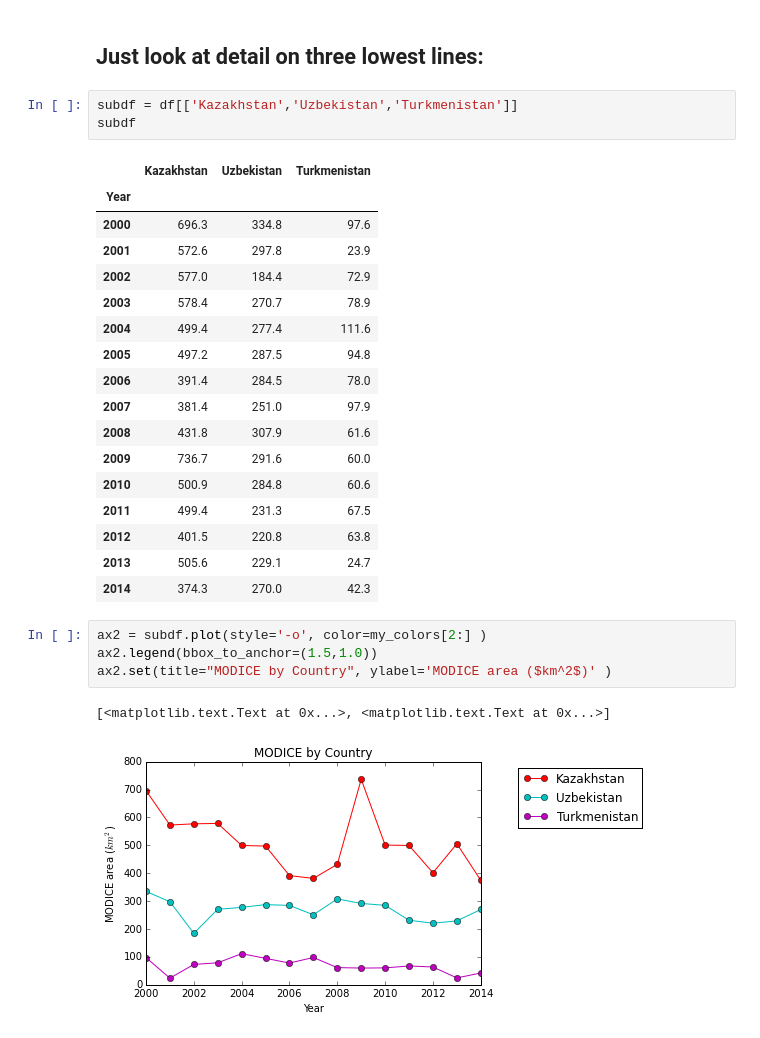
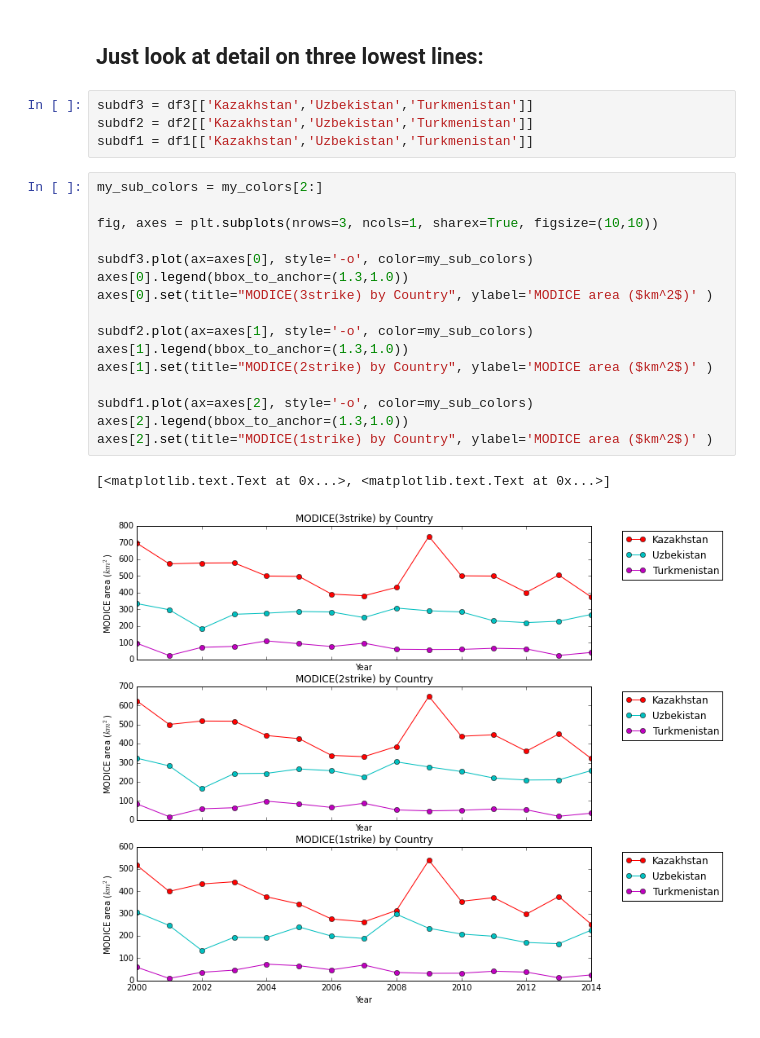
Before and after one commit to mjbrodzik/ipython_notebooks, a Jupyter notebook: charis/modice_area_by_country_and_year.ipynb, the cells around one changed output. Cells and saved outputs as stored; diff of their text form.

```diff
--- a/charis/modice_area_by_country_and_year.ipynb
+++ b/charis/modice_area_by_country_and_year.ipynb
@@ -64,30 +83,25 @@ ax.set(title="MODICE by Country", ylabel='MODICE area ($km^2$)' )
 # %% [markdown]
 ## Just look at detail on three lowest lines:
-# %%
-subdf = df[['Kazakhstan','Uzbekistan','Turkmenistan']]
-subdf
-# %% [output]
-|  | Kazakhstan | Uzbekistan | Turkmenistan |
-| Year |  |  |  |
-| 2000 | 696.3 | 334.8 | 97.6 |
-| 2001 | 572.6 | 297.8 | 23.9 |
-| 2002 | 577.0 | 184.4 | 72.9 |
-| 2003 | 578.4 | 270.7 | 78.9 |
-| 2004 | 499.4 | 277.4 | 111.6 |
-| 2005 | 497.2 | 287.5 | 94.8 |
-| 2006 | 391.4 | 284.5 | 78.0 |
-| 2007 | 381.4 | 251.0 | 97.9 |
-| 2008 | 431.8 | 307.9 | 61.6 |
-| 2009 | 736.7 | 291.6 | 60.0 |
-| 2010 | 500.9 | 284.8 | 60.6 |
-| 2011 | 499.4 | 231.3 | 67.5 |
-| 2012 | 401.5 | 220.8 | 63.8 |
-| 2013 | 505.6 | 229.1 | 24.7 |
-| 2014 | 374.3 | 270.0 | 42.3 |
-# %%
-ax2 = subdf.plot(style='-o', color=my_colors[2:] )
-ax2.legend(bbox_to_anchor=(1.5,1.0))
-ax2.set(title="MODICE by Country", ylabel='MODICE area ($km^2$)' )
-# %% [output]
-[<matplotlib.text.Text at 0x...>, <matplotlib.text.Text at 0x...>]
-[figure, removed]
+# %%
+subdf3 = df3[['Kazakhstan','Uzbekistan','Turkmenistan']]
+subdf2 = df2[['Kazakhstan','Uzbekistan','Turkmenistan']]
+subdf1 = df1[['Kazakhstan','Uzbekistan','Turkmenistan']]
+# %%
+my_sub_colors = my_colors[2:]
+
+fig, axes = plt.subplots(nrows=3, ncols=1, sharex=True, figsize=(10,10))
+
+subdf3.plot(ax=axes[0], style='-o', color=my_sub_colors)
+axes[0].legend(bbox_to_anchor=(1.3,1.0))
+axes[0].set(title="MODICE(3strike) by Country", ylabel='MODICE area ($km^2$)' )
+
+subdf2.plot(ax=axes[1], style='-o', color=my_sub_colors)
+axes[1].legend(bbox_to_anchor=(1.3,1.0))
+axes[1].set(title="MODICE(2strike) by Country", ylabel='MODICE area ($km^2$)' )
+
+subdf1.plot(ax=axes[2], style='-o', color=my_sub_colors)
+axes[2].legend(bbox_to_anchor=(1.3,1.0))
+axes[2].set(title="MODICE(1strike) by Country", ylabel='MODICE area ($km^2$)' )
+# %% [output]
+[<matplotlib.text.Text at 0x...>, <matplotlib.text.Text at 0x...>]
+[figure, added]
```
Also changed, not shown: parts of 6 cells of this notebook, 2 other files.
